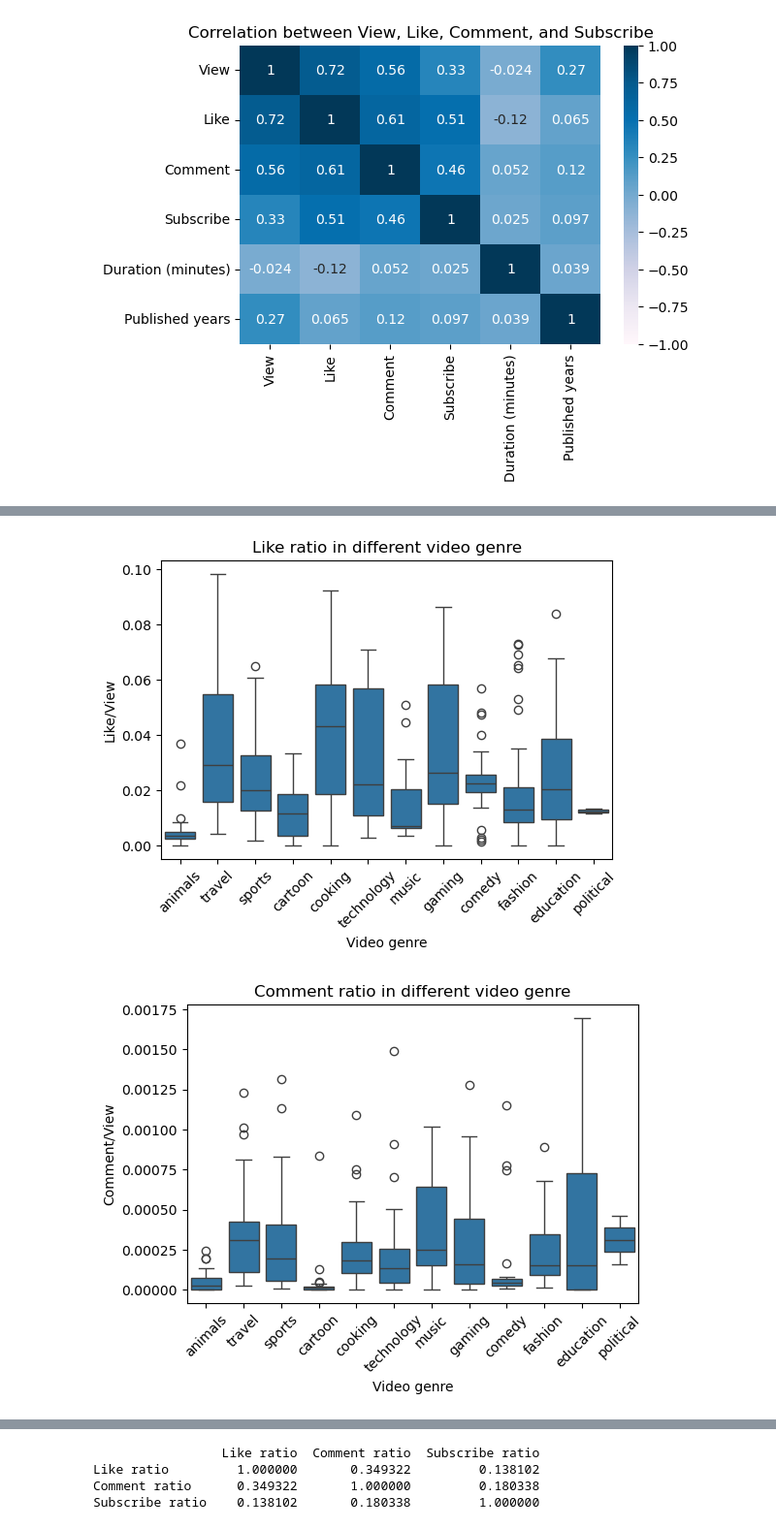
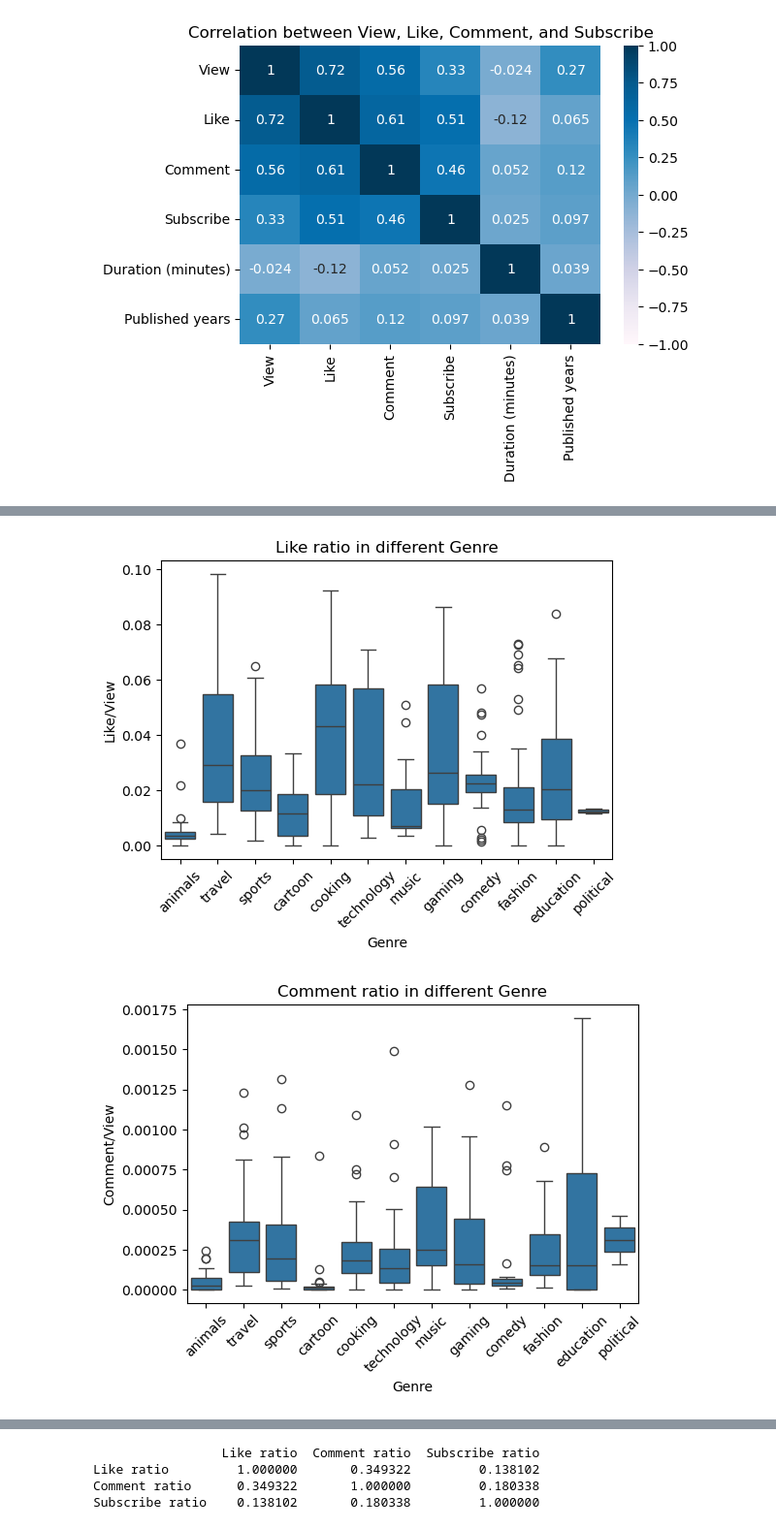
Before and after one commit to LeeChiehYin/ha24847_EMATM0048, a Jupyter notebook: Part2_youtube.ipynb, the cells around one changed output, grey strips where cells are left out. Shown at 97% size. Drawn from its saved outputs; the diff is of its cells as text; code cells hidden in the pictures.

```diff
--- a/Part2_youtube.ipynb
+++ b/Part2_youtube.ipynb
@@ -199,12 +208,3 @@ Index(['Video id', 'Title', 'Published', 'Channel', 'View', 'Like', 'Comment',
        'Subscribe', 'Duration (minutes)', 'Category', 'Like ratio',
        'Comment ratio', 'Subscribe ratio'],
       dtype='object')
-# %%
-### Make figures for IQR
-check = ['Duration (minutes)', 'Like ratio', 'Comment ratio', 'Subscribe ratio']
-fig, axs = plt.subplots(1, 4, sharex=False, figsize=(15, 6))
-
-for i in range(len(check)):
-    col = check[i]
-    axs[i].boxplot(yt[col])
-    axs[i].set_title(f"IQR of {col}")  #set titles
@@ -213,18 +213,10 @@ for i in range(len(check)):
 # %%
-## Find and count outliers and then delete them
-### Find out outliers in check and count the number of outliers in each coloumn
-
+check = ['Duration (minutes)', 'Like ratio', 'Comment ratio', 'Subscribe ratio']
 for col in check:
     lower, higher=outlier(yt, col)
 
     yt[col+'_outlier'] = ((yt[col] < lower)  | (yt[col] > higher)) #| is for boolean (=or)
 
-    outlier_count = yt[col + '_outlier'].sum()
-
-    print('Outliers for', yt[col], ':', 'Lower bound=', lower, ', Upper bound=', higher, 'Numbers=', outlier_count)
-
-### Delect the colunm named with outlier
-
     yt = yt[yt[col + '_outlier'] == False] #only remain rows which don't contain outliers
     yt = yt.drop(columns=[col + '_outlier']) #delect the colunm named with outlier
 
@@ -468,31 +499,27 @@ plt.show()
 # %%
-### Different genre
-#### Like in different genre
 plt.figure(figsize=(6, 4))
 sns.boxplot(x='Category', y='Like ratio', data=yt)
-plt.title('Like ratio in different video genre')
-plt.xlabel('Video genre')
+plt.title('Like ratio in different Genre')
+plt.xlabel('Genre')
 plt.ylabel('Like/View')
 plt.xticks(rotation=45)
 plt.show()
 
-#### Comment ratio in different genre
 plt.figure(figsize=(6, 4))
 sns.boxplot(x='Category', y='Comment ratio', data=yt)
-plt.title('Comment ratio in different video genre')
-plt.xlabel('Video genre')
+plt.title('Comment ratio in different Genre')
+plt.xlabel('Genre')
 plt.ylabel('Comment/View')
 plt.xticks(rotation=45)
 plt.show()
 
-#### Subscribe ratio in different genre
 plt.figure(figsize=(6, 4))
 sns.boxplot(x='Category', y='Subscribe ratio', data=yt)
-plt.title('Subscribe ratio in different video genre')
-plt.xlabel('Video genre')
+plt.title('Subscribe ratio in different vGenre')
+plt.xlabel('Genre')
 plt.ylabel('Subscribe/View')
 plt.xticks(rotation=45)
 plt.show()
 # %% [output]
-[figure, old version]
+[figure, new version]
-[figure, old version]
+[figure, new version]
```
Also changed, not shown: parts of 67 cells of this notebook.
